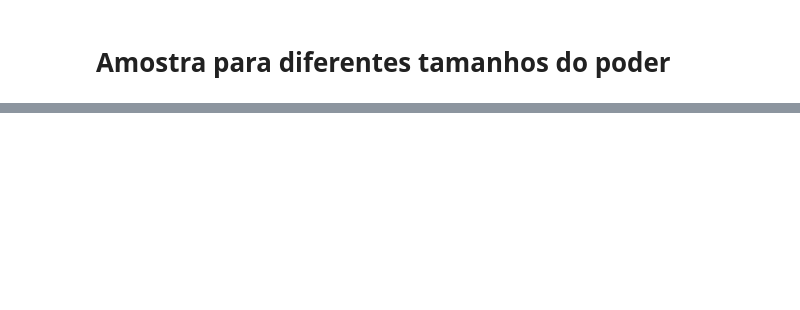
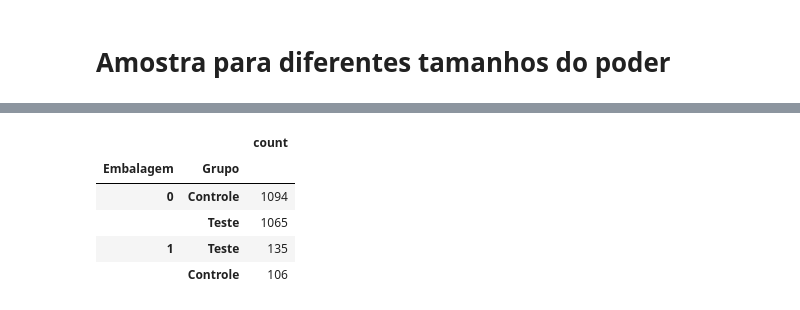
Before and after one commit to filmateus/Dados_Estatistica, a Jupyter notebook: Testes de Hipóteses e Teste AB.ipynb, the cells around one changed output, grey strips where cells are left out. Saved outputs shown, nothing was run; the diff lists cells and outputs as text; code cells hidden in the pictures; blank space fills up the shorter version.

```diff
--- a/Testes de Hipóteses e Teste AB.ipynb
+++ b/Testes de Hipóteses e Teste AB.ipynb
@@ -175,3 +169,28 @@ rc('mathtext', **{"default":"regular"})
 
 import warnings
 warnings.filterwarnings("ignore")
+# %%
+# Criar dados simulados
+np.random.seed(1612)
+
+n = 1200
+# Grupo de Controle (Botão Vermelho)
+grupo_controle = np.random.binomial(n=1, p=0.1, size=n)  # Taxa de cliques de 10%
+
+# Grupo de Teste (Botão Amarelo)
+grupo_teste = np.random.binomial(n=1, p=0.12, size=n)  # Taxa de cliques de 12%
+
+# Criar DataFrame
+dados = pd.DataFrame({
+    'Grupo': ['Controle'] * n + ['Teste'] * n,
+    'Embalagem': np.concatenate([grupo_controle, grupo_teste])
+})
+
+dados[['Embalagem', 'Grupo']].value_counts().to_frame()
+# %% [output]
+|  |  | count |
+| Embalagem | Grupo |  |
+| 0 | Controle | 1094 |
+|  | Teste | 1065 |
+| 1 | Teste | 135 |
+|  | Controle | 106 |
```
Also changed, not shown: parts of 15 cells of this notebook.
